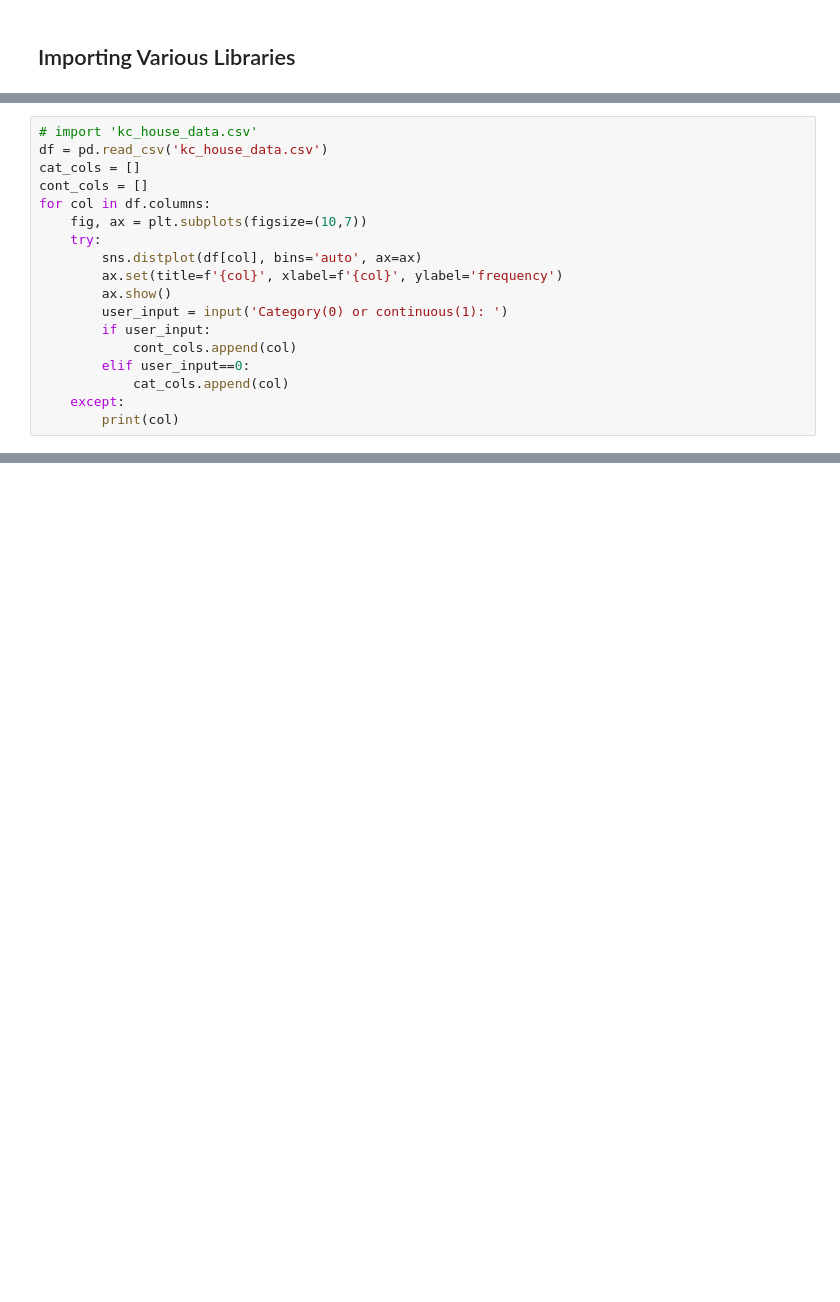
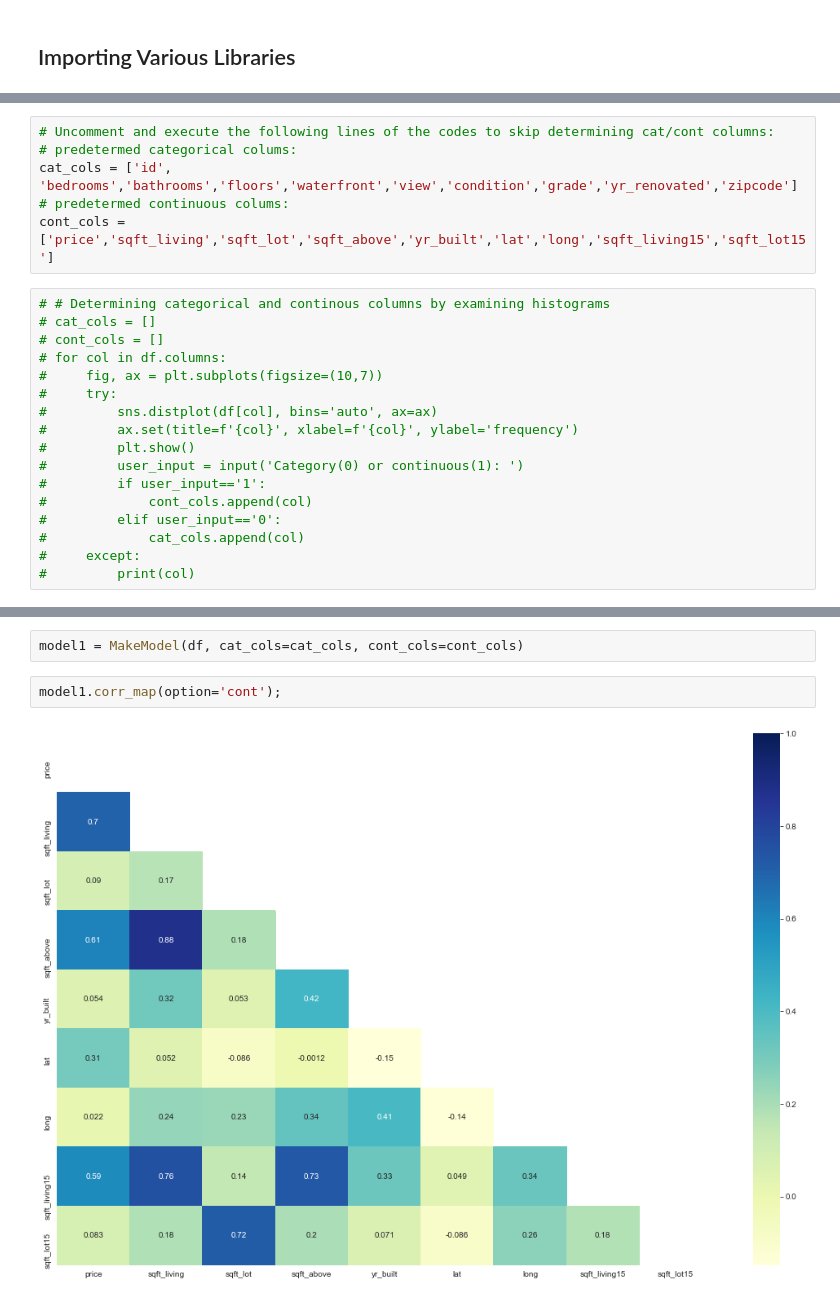
Before and after one commit to singsang2/Mod-2-Kings-County-Housing-Price-Model, a Jupyter notebook: student.ipynb, the cells around one changed output, grey strips where cells are left out. Saved outputs shown, nothing was run; the diff lists cells and outputs as text; blank space fills up the shorter version.

```diff
--- a/student.ipynb
+++ b/student.ipynb
@@ -28,18 +43,23 @@ sns.set_style("whitegrid")
+# %%
+# Uncomment and execute the following lines of the codes to skip determining cat/cont columns:
+# predetermed categorical colums:
+cat_cols = ['id', 'bedrooms','bathrooms','floors','waterfront','view','condition','grade','yr_renovated','zipcode']
+# predetermed continuous colums:
+cont_cols = ['price','sqft_living','sqft_lot','sqft_above','yr_built','lat','long','sqft_living15','sqft_lot15']
 # %%
-# import 'kc_house_data.csv'
-df = pd.read_csv('kc_house_data.csv')
-cat_cols = []
-cont_cols = []
-for col in df.columns:
-    fig, ax = plt.subplots(figsize=(10,7))
-    try:
-        sns.distplot(df[col], bins='auto', ax=ax)
-        ax.set(title=f'{col}', xlabel=f'{col}', ylabel='frequency')
-        ax.show()
-        user_input = input('Category(0) or continuous(1): ')
-        if user_input:
-            cont_cols.append(col)
-        elif user_input==0:
-            cat_cols.append(col)
-    except:
-        print(col)
+# # Determining categorical and continous columns by examining histograms
+# cat_cols = []
+# cont_cols = []
+# for col in df.columns:
+#     fig, ax = plt.subplots(figsize=(10,7))
+#     try:
+#         sns.distplot(df[col], bins='auto', ax=ax)
+#         ax.set(title=f'{col}', xlabel=f'{col}', ylabel='frequency')
+#         plt.show()
+#         user_input = input('Category(0) or continuous(1): ')
+#         if user_input=='1':
+#             cont_cols.append(col)
+#         elif user_input=='0':
+#             cat_cols.append(col)
+#     except:
+#         print(col)
@@ -45,0 +84,6 @@ for col in df.columns:
+# %%
+model1 = MakeModel(df, cat_cols=cat_cols, cont_cols=cont_cols)
+# %%
+model1.corr_map(option='cont');
+# %% [output]
+[figure, added]
```
Also changed, not shown: parts of 16 cells of this notebook, 1 other file.
